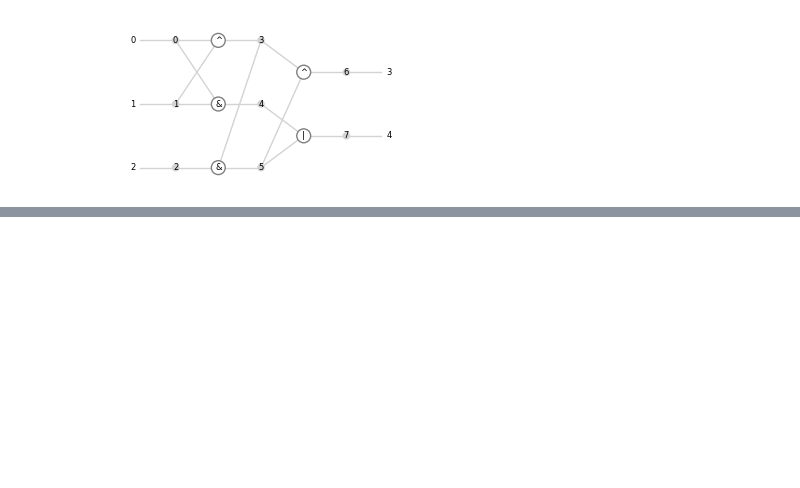
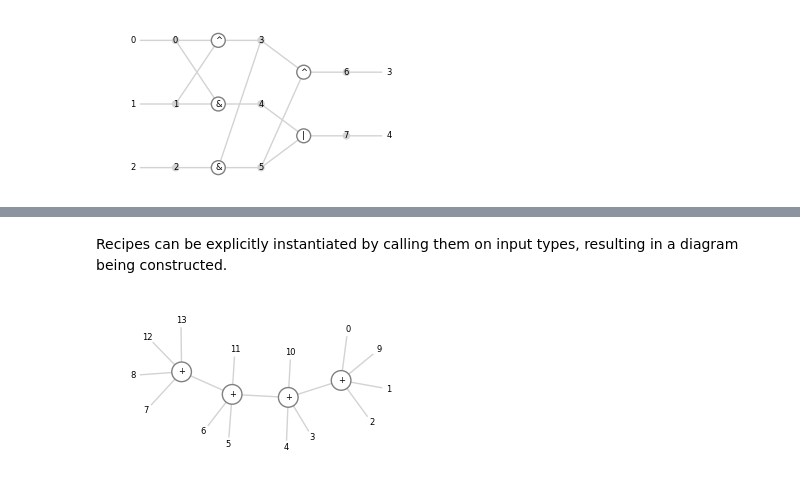
Before and after one commit to hashberg-io/tensorsat, a Jupyter notebook: notebooks/01-introduction.ipynb, the cells around one changed output, grey strips where cells are left out. Saved outputs shown, nothing was run; the diff lists cells and outputs as text; code cells hidden in the pictures; blank space fills up the shorter version.

```diff
--- a/notebooks/01-introduction.ipynb
+++ b/notebooks/01-introduction.ipynb
@@ -384,0 +478,26 @@ draw_diagram(
+# %%
+@Diagram.recipe
+def rc_adder(circ: DiagramBuilder[FinSet], inputs: Sequence[Wire]) -> Sequence[Wire]:
+    if len(inputs) % 2 != 1:
+        raise ValueError("Ripple carry adder expects odd number of inputs.")
+    num_bits = len(inputs) // 2
+    outputs: list[int] = []
+    c = inputs[0]
+    for i in range(num_bits):
+        a, b = inputs[2 * i + 1 : 2 * i + 3]
+        s, c = full_adder @ circ[c, a, b]
+        outputs.append(s)
+    outputs.append(c)
+    return tuple(outputs)
+# %% [markdown]
+Recipes can be explicitly instantiated by calling them on input types, resulting in a diagram being constructed.
+# %%
+assert rc_adder(bit**7) == rc_adder_3
+
+draw_diagram(
+    rc_adder(bit**9),
+    node_label={"box": binop_labels, "subdiagram": {full_adder: "+"}},
+    figsize=(4, 2),
+)
+# %% [output]
+[figure, added]
```
Also changed, not shown: parts of 44 cells of this notebook.
